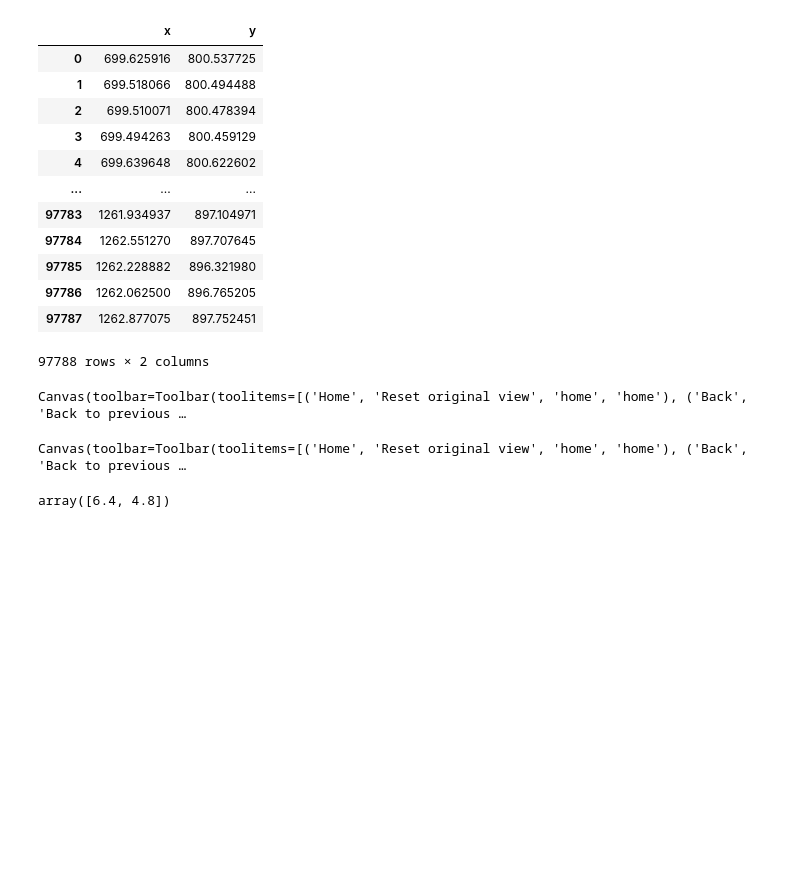
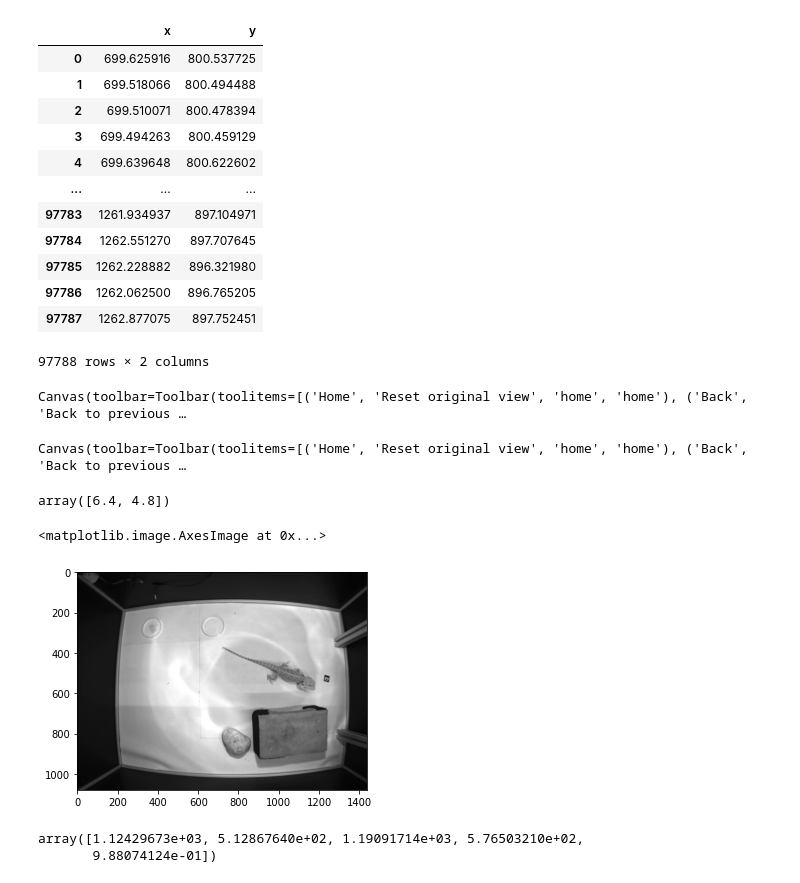
Before and after one commit to neural-electrophysiology-tool-team/reptilearn, a Jupyter notebook: analysis/bbox.ipynb, the cells around one changed output. Saved outputs shown, nothing was run; the diff lists cells and outputs as text; code cells hidden in the pictures; blank space fills up the shorter version.

```diff
--- a/analysis/bbox.ipynb
+++ b/analysis/bbox.ipynb
@@ -138,3 +141,10 @@ yrange = np.nanmax(centroids[:, 1]) - np.nanmin(centroids[:, 1])
 fig.get_size_inches()
 # %% [output]
 array([6.4, 4.8])
+# %%
+img_path = Path('/data/reptilearn/media/vlcsnap-2021-06-16-13h46m30s862.png')
+img = cv.imread(str(img_path))
+plt.imshow(img)
+# %% [output]
+<matplotlib.image.AxesImage at 0x...>
+[figure, added]
@@ -140,0 +153,5 @@ array([6.4, 4.8])
+# %%
+d
+# %% [output]
+array([1.12429673e+03, 5.12867640e+02, 1.19091714e+03, 5.76503210e+02,
+       9.88074124e-01])
```
Also changed, not shown: parts of 6 cells of this notebook, 2 other files.
